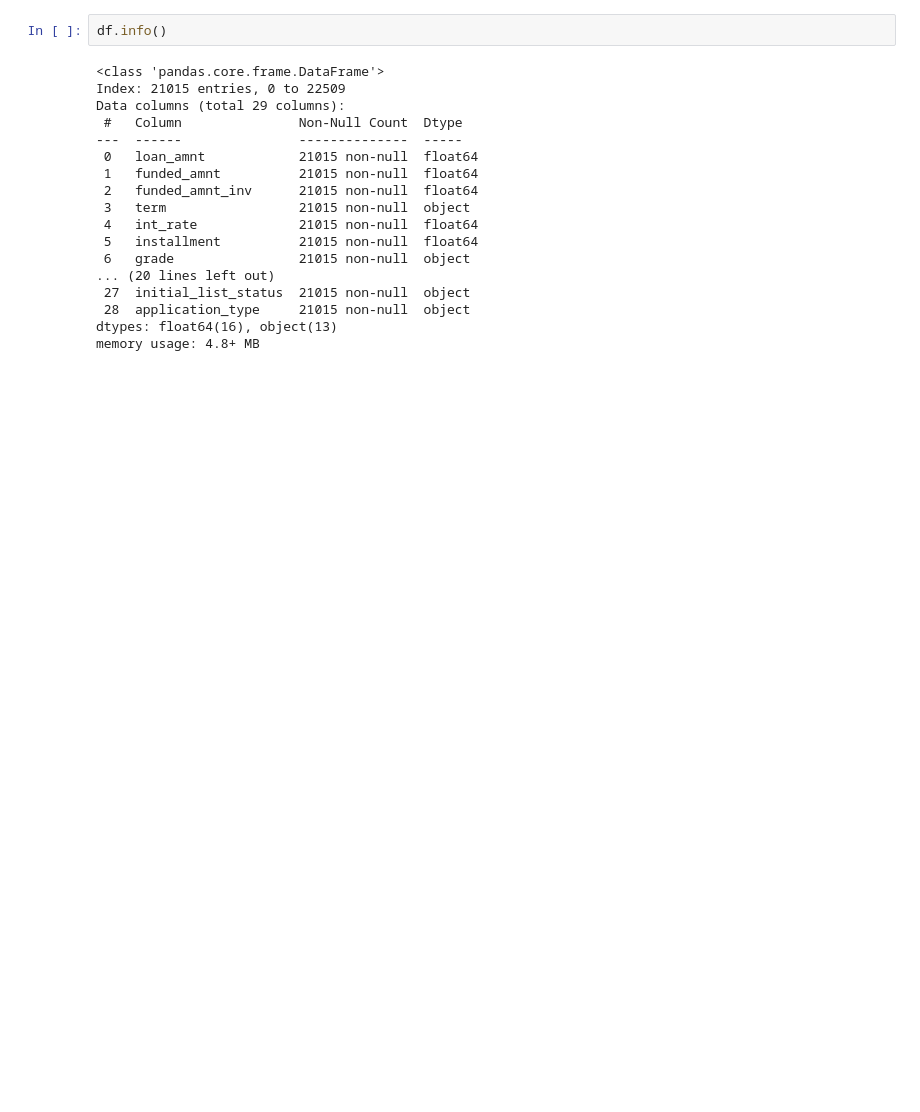
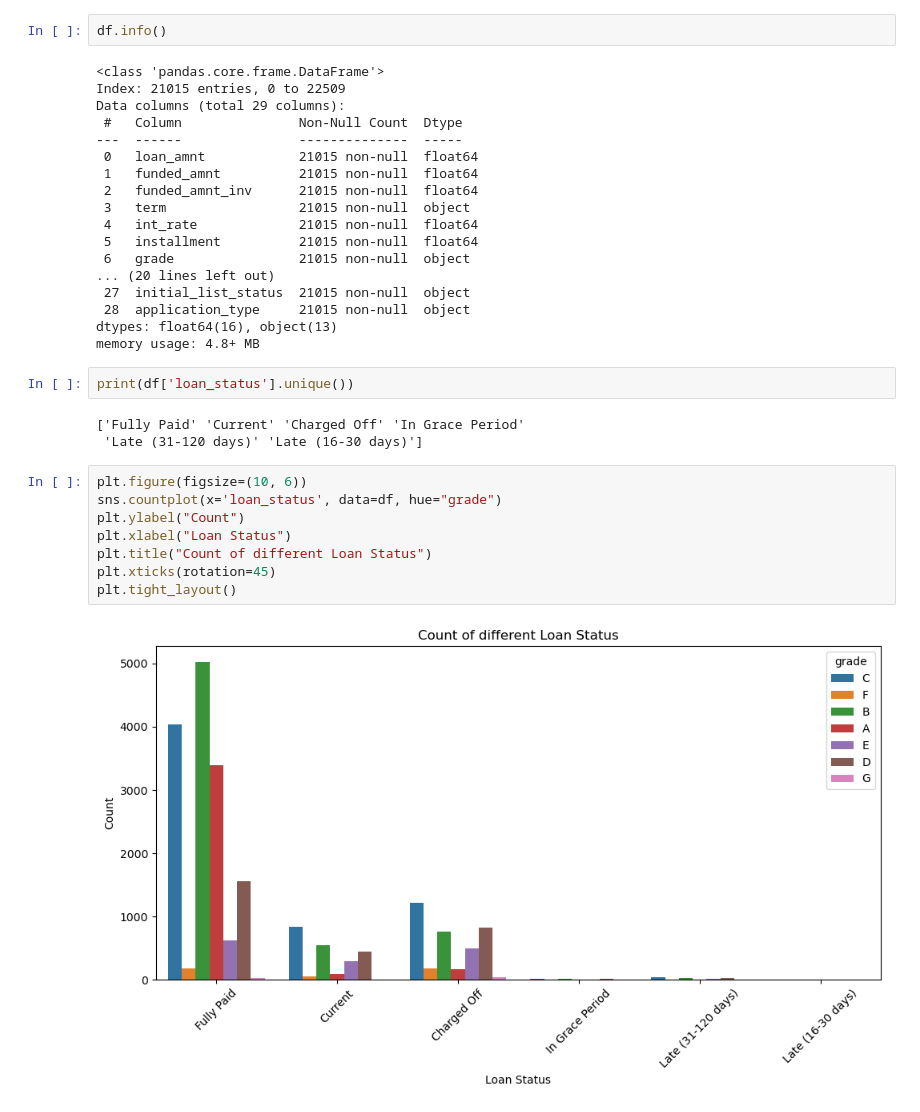
Before and after one commit to MaSOouD69/Loan-Status-predictor-tool, a Jupyter notebook: 2. EDA EXPLORE EXTREME.ipynb, the cells around one changed output. Saved outputs shown, nothing was run; the diff lists cells and outputs as text; blank space fills up the shorter version.

Commit message:
main visuals of object columns

```diff
--- a/2. EDA EXPLORE EXTREME.ipynb
+++ b/2. EDA EXPLORE EXTREME.ipynb
@@ -59,3 +59,18 @@ Data columns (total 29 columns):
  28  application_type     21015 non-null  object
 dtypes: float64(16), object(13)
 memory usage: 4.8+ MB
+# %%
+print(df['loan_status'].unique())
+# %% [output]
+['Fully Paid' 'Current' 'Charged Off' 'In Grace Period'
+ 'Late (31-120 days)' 'Late (16-30 days)']
+# %%
+plt.figure(figsize=(10, 6))
+sns.countplot(x='loan_status', data=df, hue="grade")
+plt.ylabel("Count")
+plt.xlabel("Loan Status")
+plt.title("Count of different Loan Status")
+plt.xticks(rotation=45)
+plt.tight_layout()
+# %% [output]
+[figure, added]
```
Also changed, not shown: parts of 9 cells of this notebook.
